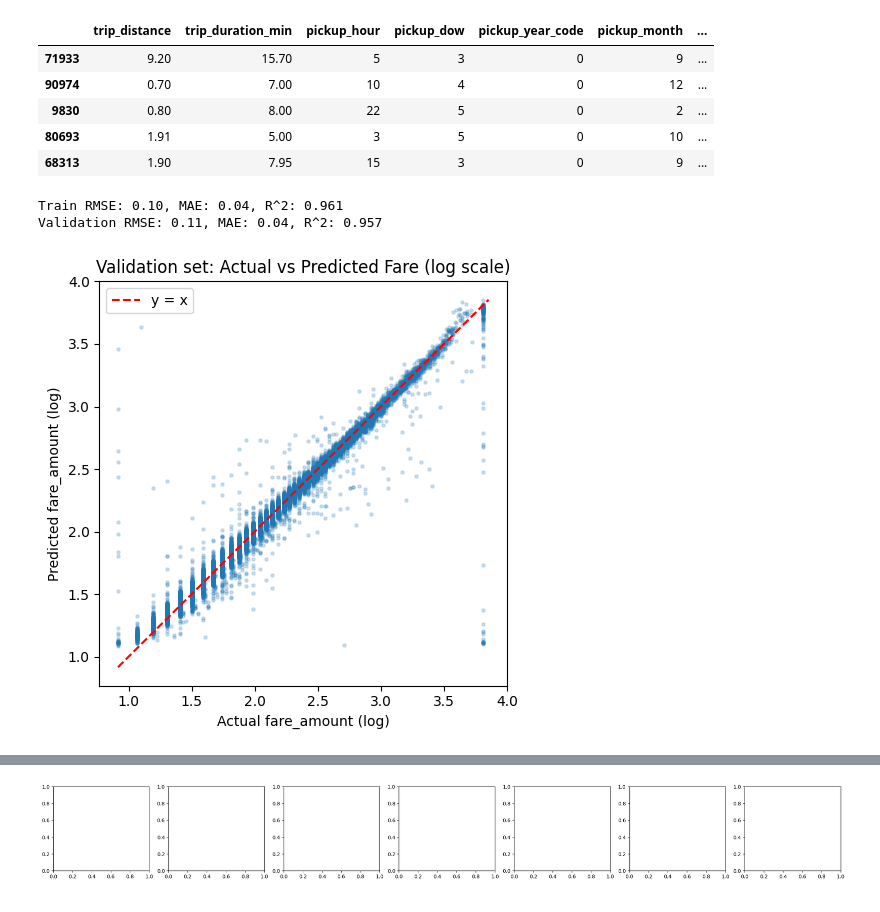
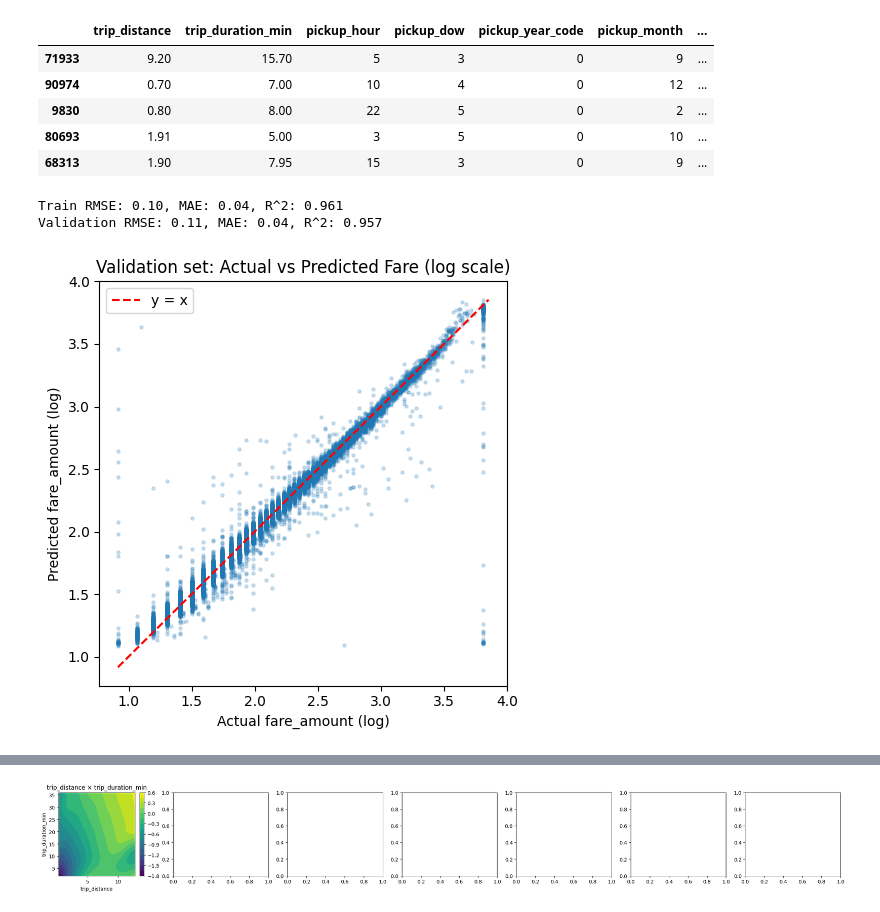
Before and after one commit to TangyKiwi/DSC-291-AWS, a Jupyter notebook: gam/MAIN.ipynb, the cells around one changed output, grey strips where cells are left out. Cells and saved outputs as stored; diff of their text form; code cells hidden in the pictures.

```diff
--- a/gam/MAIN.ipynb
+++ b/gam/MAIN.ipynb
@@ -676,49 +676,95 @@ plt.legend()
 plt.tight_layout()
 plt.show()
 
-n_terms = len(gam_ec.terms)
-term_ids = [t for t in range(n_terms) if not gam_ec.terms[t].isintercept]
+cat_terms = ["pickup_dow", "pickup_year_code", "taxi_type_code"]
+plot_terms = [
+    ("tensor", 0, ("trip_distance", "trip_duration_min")),
+    ("smooth", 1, "pickup_hour"),
+    ("cat", 2, "pickup_dow"),
+    ("cat", 3, "pickup_year_code"),
+    ("smooth", 4, "pickup_month"),
+    ("cat", 5, "taxi_type_code")
+]
 
-fig, axs = plt.subplots(1, len(term_ids), figsize=(4 * len(term_ids), 3))
-if len(term_ids) == 1:
-    axs = [axs]
+if "passenger_count" in feature_cols:
+    plot_terms.append(("cat", feature_cols.index("passenger_count"), "passenger_count"))
+    cat_terms.append("passenger_count")
 
-for ax, term_id in zip(axs, term_ids):
+baseline = X_train.median(numeric_only=True)
+baseline = baseline.reindex(X_train.columns)
+for c in X_train.columns:
+    if c not in baseline.index:
+        m = X_train[c].mode()
+        baseline[c] = m.iloc[0] if not m.empty else X_train[c].iloc[0]
+for col in cat_terms:
+    baseline[col] = X_train[col].mode().iloc[0]
 
-    term_obj = gam_ec.terms[term_id]
+fig, axs = plt.subplots(1, len(plot_terms), figsize=(4 * len(plot_terms), 3))
 
-    # -------- Tensor term (distance x duration) --------
-    if term_obj.istensor:
+for ax, (kind, term_id, name) in zip(axs, plot_terms):
+
+    if kind == "tensor":
+        d = X_train.iloc[:, 0].to_numpy()
+        t = X_train.iloc[:, 1].to_numpy()
+        x0 = np.linspace(np.percentile(d, 1), np.percentile(d, 99), 100)
+        x1 = np.linspace(np.percentile(t, 1), np.percentile(t, 99), 100)
+        xg, yg = np.meshgrid(x0, x1)
 
         # Get feature indices used in tensor
-        feat_idxs = term_obj.feature  # usually a tuple like (0, 1)
+        feat_idxs = gam_ec.terms[term_id].feature  # usually a tuple like (0, 1)
         feat_names = [feature_cols[i] for i in feat_idxs]
 
-        XX = gam_ec.generate_X_grid(term=term_id, n=50, meshgrid=True)
-        Z = gam_ec.partial_dependence(term=term_id, X=XX, meshgrid=True)
-        xg, yg = XX
+        XX = pd.DataFrame([baseline] * (100 * 100), columns=X_train.columns)
+        XX.iloc[:, 0] = xg.ravel()
+        XX.iloc[:, 1] = yg.ravel()
+        Z = gam_ec.partial_dependence(term=term_id, X=XX.to_numpy()).reshape(100, 100)
 
         cs = ax.contourf(xg, yg, Z, levels=20)
         ax.set_xlabel(feat_names[0])
         ax.set_ylabel(feat_names[1])
         ax.set_title(f"{feat_names[0]} × {feat_names[1]}")
         fig.colorbar(cs, ax=ax)
+    elif kind == "smooth":
+        xcol = X_train[name].values
+        grid = np.linspace(np.percentile(xcol, 1), np.percentile(xcol, 99), 100)
+        XX = np.tile(baseline, (100, 1))
+        XX[:, term_i] = grid
+        pdep, confi = gam_ec.partial_dependence(term=term_i, X=XX, width=0.95)
+        lo, hi = confi.T
 
-    # -------- 1D smooth or factor --------
-    else:
-        feat_idx = term_obj.feature
-        feat_name = feature_cols[feat_idx]
+        x = XX[:, term_i]
+        ax.plot(x, pdep, label="Partial Dependence", linewidth=2)
+        ax.fill_between(x, lo, hi, alpha=0.2, label="95% CI")
+        ax.set_title(name)
+        ax.set_xlabel(name)
+        ax.set_ylabel("Effect on log(fare_amount)")
+        ax.legend()
+    elif kind == "cat":
+        col_idx = feature_cols.index(name)
+        cats = np.unique(X[name]).astype(int)
 
-        XX = gam_ec.generate_X_grid(term=term_id)
-        pdep, confi = gam_ec.partial_dependence(term=term_id, X=XX, width=0.95)
-        lower_ci, upper_ci = confi.T
-        ax.plot(XX[:, feat_idx], pdep, label="Partial dependence", linewidth=2, color="blue")
-        ax.fill_between(XX[:, feat_idx], lower_ci, upper_ci, alpha=0.3, label="95% CI", color="blue")
-        ax.set_title(feat_name)
-        ax.set_xlabel(feat_name)
+        means = []
+        los = []
+        his = []
+        for cat in cats:
+            Xc = X.copy()
+            Xc[name] = cat
+
+            pdep, confi = gam_ec.partial_dependence(term=term_i, X=Xc.to_numpy(), width=0.95)
+            means.append(pdep.mean())
+            lo, hi = confi.T
+            los.append(lo.mean())
+            his.append(hi.mean())
+
+        means = np.array(means)
+        los = np.array(los)
+        his = np.array(his)
+
+        ax.bar(cats, means)
+        ax.errorbar(cats, means, yerr=[means - los, his - means], fmt="none", capsize=4)
+        ax.set_title(name)
+        ax.set_xlabel(name)
         ax.set_ylabel("Effect on log(fare_amount)")
-        if term_id == 1:
-            ax.legend()
 
 plt.tight_layout()
 plt.show()
@@ -730 +776 @@ ValueError: X data is out of domain for categorical feature 7. Expected data on
-[figure, old version]
+[figure, new version]
```
Also changed, not shown: parts of 3 cells of this notebook.
